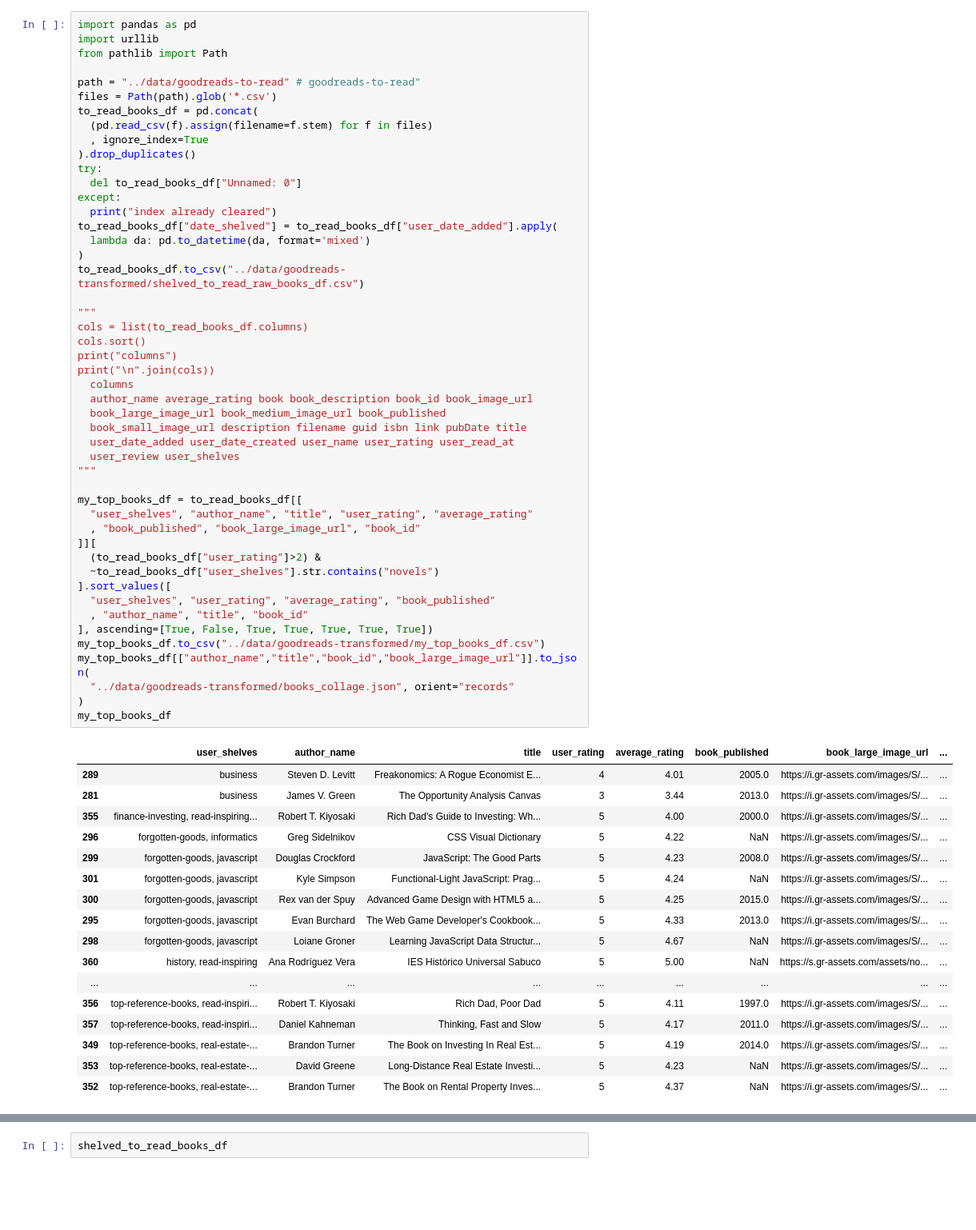
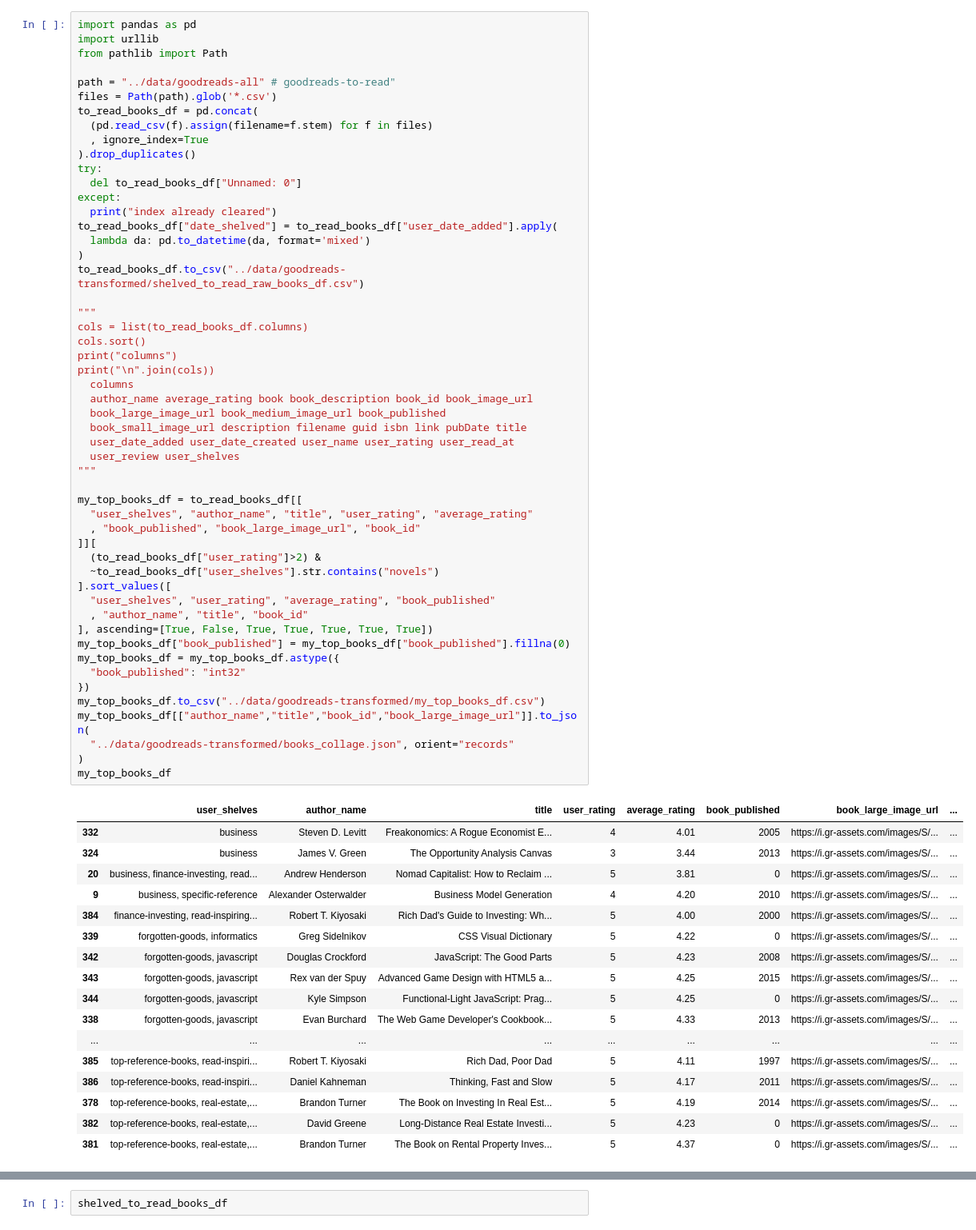
Before and after one commit to jgonzal1/jgonzal1.github.io, a Jupyter notebook: assets/📚.ipynb, the cells around one changed output, grey strips where cells are left out. Shown at 80% size. Drawn from its saved outputs; the diff is of its cells as text; blank space fills up the shorter version.

Commit message:
@ get all books (<p7), # indexes

```diff
--- a/assets/📚.ipynb
+++ b/assets/📚.ipynb
@@ -153,7 +144,7 @@ import pandas as pd
 import urllib
 from pathlib import Path
 
-path = "../data/goodreads-to-read" # goodreads-to-read"
+path = "../data/goodreads-all" # goodreads-to-read"
 files = Path(path).glob('*.csv')
 to_read_books_df = pd.concat(
   (pd.read_csv(f).assign(filename=f.stem) for f in files)
@@ -171,46 +162,50 @@ to_read_books_df.to_csv("../data/goodreads-transformed/shelved_to_read_raw_books
 """
 cols = list(to_read_books_df.columns)
 cols.sort()
 print("columns")
 print("\n".join(cols))
   columns
   author_name average_rating book book_description book_id book_image_url
   book_large_image_url book_medium_image_url book_published
   book_small_image_url description filename guid isbn link pubDate title
   user_date_added user_date_created user_name user_rating user_read_at
   user_review user_shelves
 """
 
 my_top_books_df = to_read_books_df[[
   "user_shelves", "author_name", "title", "user_rating", "average_rating"
   , "book_published", "book_large_image_url", "book_id"
 ]][
   (to_read_books_df["user_rating"]>2) &
   ~to_read_books_df["user_shelves"].str.contains("novels")
 ].sort_values([
   "user_shelves", "user_rating", "average_rating", "book_published"
   , "author_name", "title", "book_id"
 ], ascending=[True, False, True, True, True, True, True])
+my_top_books_df["book_published"] = my_top_books_df["book_published"].fillna(0)
+my_top_books_df = my_top_books_df.astype({
+  "book_published": "int32"
+})
 my_top_books_df.to_csv("../data/goodreads-transformed/my_top_books_df.csv")
 my_top_books_df[["author_name","title","book_id","book_large_image_url"]].to_json(
   "../data/goodreads-transformed/books_collage.json", orient="records"
 )
 my_top_books_df
 # %% [output]
 |  | user_shelves | author_name | title | user_rating | average_rating | book_published | book_large_image_url | ... |
-| 289 | business | Steven D. Levitt | Freakonomics: A Rogue Economist E... | 4 | 4.01 | 2005.0 | https://i.gr-assets.com/images/S/... | ... |
-| 281 | business | James V. Green | The Opportunity Analysis Canvas | 3 | 3.44 | 2013.0 | https://i.gr-assets.com/images/S/... | ... |
-| 355 | finance-investing, read-inspiring... | Robert T. Kiyosaki | Rich Dad's Guide to Investing: Wh... | 5 | 4.00 | 2000.0 | https://i.gr-assets.com/images/S/... | ... |
-| 296 | forgotten-goods, informatics | Greg Sidelnikov | CSS Visual Dictionary | 5 | 4.22 | NaN | https://i.gr-assets.com/images/S/... | ... |
-| 299 | forgotten-goods, javascript | Douglas Crockford | JavaScript: The Good Parts | 5 | 4.23 | 2008.0 | https://i.gr-assets.com/images/S/... | ... |
-| 301 | forgotten-goods, javascript | Kyle Simpson | Functional-Light JavaScript: Prag... | 5 | 4.24 | NaN | https://i.gr-assets.com/images/S/... | ... |
-| 300 | forgotten-goods, javascript | Rex van der Spuy | Advanced Game Design with HTML5 a... | 5 | 4.25 | 2015.0 | https://i.gr-assets.com/images/S/... | ... |
-| 295 | forgotten-goods, javascript | Evan Burchard | The Web Game Developer's Cookbook... | 5 | 4.33 | 2013.0 | https://i.gr-assets.com/images/S/... | ... |
-| 298 | forgotten-goods, javascript | Loiane Groner | Learning JavaScript Data Structur... | 5 | 4.67 | NaN | https://i.gr-assets.com/images/S/... | ... |
-| 360 | history, read-inspiring | Ana Rodríguez Vera | IES Histórico Universal Sabuco | 5 | 5.00 | NaN | https://s.gr-assets.com/assets/no... | ... |
+| 332 | business | Steven D. Levitt | Freakonomics: A Rogue Economist E... | 4 | 4.01 | 2005 | https://i.gr-assets.com/images/S/... | ... |
+| 324 | business | James V. Green | The Opportunity Analysis Canvas | 3 | 3.44 | 2013 | https://i.gr-assets.com/images/S/... | ... |
+| 20 | business, finance-investing, read... | Andrew Henderson | Nomad Capitalist: How to Reclaim ... | 5 | 3.81 | 0 | https://i.gr-assets.com/images/S/... | ... |
+| 9 | business, specific-reference | Alexander Osterwalder | Business Model Generation | 4 | 4.20 | 2010 | https://i.gr-assets.com/images/S/... | ... |
+| 384 | finance-investing, read-inspiring... | Robert T. Kiyosaki | Rich Dad's Guide to Investing: Wh... | 5 | 4.00 | 2000 | https://i.gr-assets.com/images/S/... | ... |
+| 339 | forgotten-goods, informatics | Greg Sidelnikov | CSS Visual Dictionary | 5 | 4.22 | 0 | https://i.gr-assets.com/images/S/... | ... |
+| 342 | forgotten-goods, javascript | Douglas Crockford | JavaScript: The Good Parts | 5 | 4.23 | 2008 | https://i.gr-assets.com/images/S/... | ... |
+| 343 | forgotten-goods, javascript | Rex van der Spuy | Advanced Game Design with HTML5 a... | 5 | 4.25 | 2015 | https://i.gr-assets.com/images/S/... | ... |
+| 344 | forgotten-goods, javascript | Kyle Simpson | Functional-Light JavaScript: Prag... | 5 | 4.25 | 0 | https://i.gr-assets.com/images/S/... | ... |
+| 338 | forgotten-goods, javascript | Evan Burchard | The Web Game Developer's Cookbook... | 5 | 4.33 | 2013 | https://i.gr-assets.com/images/S/... | ... |
 | ... | ... | ... | ... | ... | ... | ... | ... | ... |
-| 356 | top-reference-books, read-inspiri... | Robert T. Kiyosaki | Rich Dad, Poor Dad | 5 | 4.11 | 1997.0 | https://i.gr-assets.com/images/S/... | ... |
-| 357 | top-reference-books, read-inspiri... | Daniel Kahneman | Thinking, Fast and Slow | 5 | 4.17 | 2011.0 | https://i.gr-assets.com/images/S/... | ... |
-| 349 | top-reference-books, real-estate-... | Brandon Turner | The Book on Investing In Real Est... | 5 | 4.19 | 2014.0 | https://i.gr-assets.com/images/S/... | ... |
-| 353 | top-reference-books, real-estate-... | David Greene | Long-Distance Real Estate Investi... | 5 | 4.23 | NaN | https://i.gr-assets.com/images/S/... | ... |
-| 352 | top-reference-books, real-estate-... | Brandon Turner | The Book on Rental Property Inves... | 5 | 4.37 | NaN | https://i.gr-assets.com/images/S/... | ... |
+| 385 | top-reference-books, read-inspiri... | Robert T. Kiyosaki | Rich Dad, Poor Dad | 5 | 4.11 | 1997 | https://i.gr-assets.com/images/S/... | ... |
+| 386 | top-reference-books, read-inspiri... | Daniel Kahneman | Thinking, Fast and Slow | 5 | 4.17 | 2011 | https://i.gr-assets.com/images/S/... | ... |
+| 378 | top-reference-books, real-estate,... | Brandon Turner | The Book on Investing In Real Est... | 5 | 4.19 | 2014 | https://i.gr-assets.com/images/S/... | ... |
+| 382 | top-reference-books, real-estate,... | David Greene | Long-Distance Real Estate Investi... | 5 | 4.23 | 0 | https://i.gr-assets.com/images/S/... | ... |
+| 381 | top-reference-books, real-estate,... | Brandon Turner | The Book on Rental Property Inves... | 5 | 4.37 | 0 | https://i.gr-assets.com/images/S/... | ... |
```
Also changed, not shown: parts of 17 cells of this notebook.
